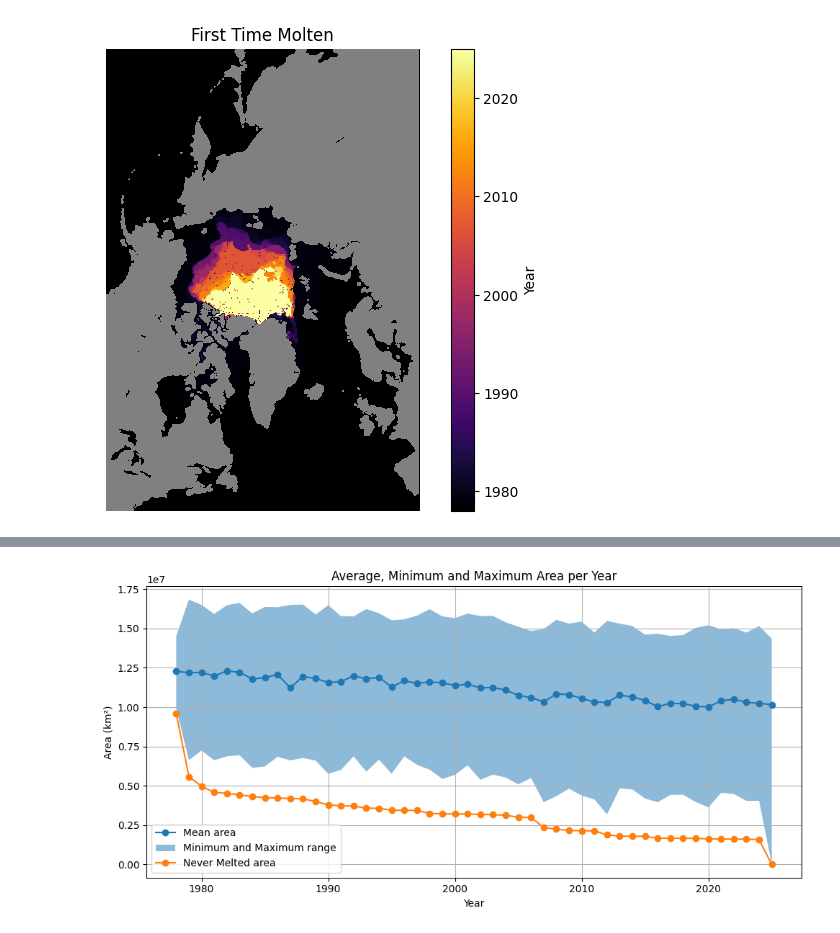
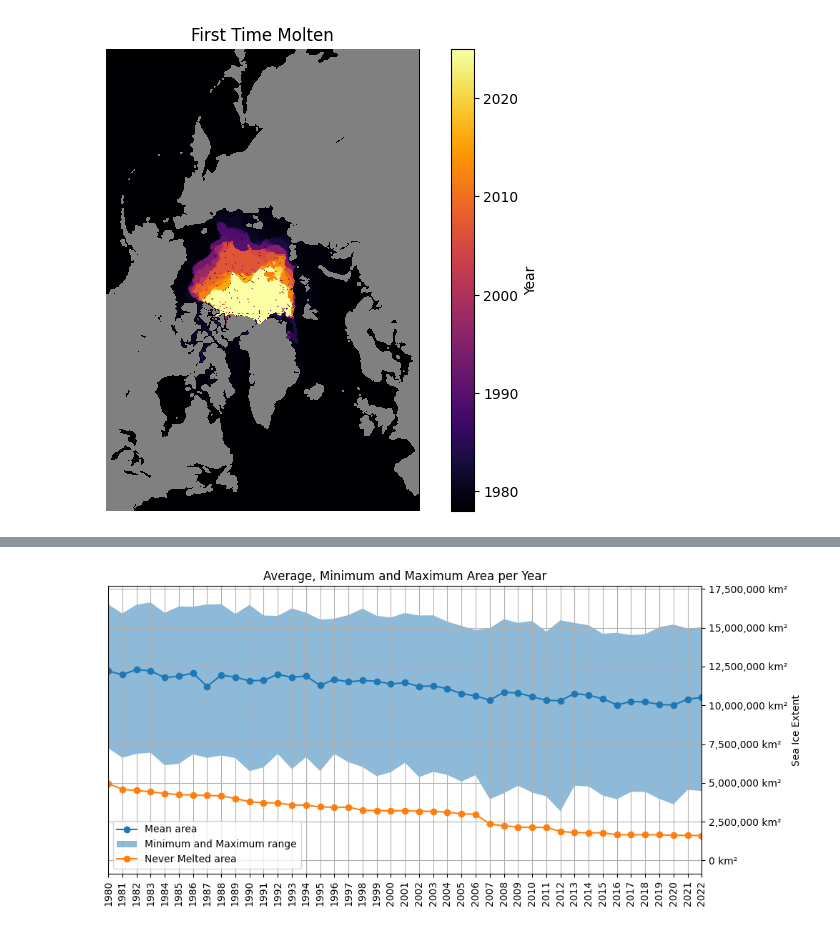
Before and after one commit to nwalser/CS163, a Jupyter notebook: project/main.ipynb, the cells around one changed output, grey strips where cells are left out. Saved outputs shown, nothing was run; the diff lists cells and outputs as text; code cells hidden in the pictures.

```diff
--- a/project/main.ipynb
+++ b/project/main.ipynb
@@ -16,6 +13,9 @@ archive_url = "https://noaadata.apps.nsidc.org/NOAA/G02135/north/daily/geotiff/"
 name_pattern = re.compile(r".*extent_v4.0.tif$")
 data_dir = "images"
 max_workers = 20
+
+analysis_start = 1980
+analysis_end = 2022
 # %%
 def download_recursive(url, outdir, pattern, pbar):
     r = requests.get(url)
@@ -249,34 +189,43 @@ plt.show()
 # %%
+from matplotlib.ticker import FuncFormatter
+
 years = dates.astype('datetime64[Y]').astype(int) + 1970
 
 unique_years = np.unique(years)
 avg_area = np.zeros_like(unique_years, dtype=float)
 min_area = np.zeros_like(unique_years, dtype=float)
 max_area = np.zeros_like(unique_years, dtype=float)
 never_melted_area = np.zeros_like(unique_years, dtype=float)
 
 for i, year in enumerate(unique_years):
     mask = years == year
     avg_area[i] = np.mean(areas[mask])
     min_area[i] = np.min(areas[mask])
     max_area[i] = np.max(areas[mask])
 
     cutoff = np.datetime64(f'{year}-12-31', 'D')
     still_never = (~landmasses) & (np.isnat(first_molten_date) | (first_molten_date > cutoff))
     never_melted_area[i] = np.sum(still_never) * (pixel_size ** 2)
 
 
 plt.figure(figsize=(10, 5))
 plt.plot(unique_years, avg_area, marker='o', label='Mean area')
 plt.fill_between(unique_years, min_area, max_area, alpha=0.5, label='Minimum and Maximum range')
 plt.plot(unique_years, never_melted_area, marker='o', label="Never Melted area")
 
-plt.xlabel('Year')
-plt.ylabel('Area (km²)')
+plt.xticks(unique_years, rotation=90)
+plt.gca().yaxis.set_major_formatter(
+    FuncFormatter(lambda x, pos: f"{x:,.0f} km²")
+)
+plt.gca().yaxis.tick_right()
+plt.gca().yaxis.set_label_position("right")
+
+plt.ylabel('Sea Ice Extent')
 plt.title('Average, Minimum and Maximum Area per Year')
 plt.grid(True)
 plt.legend()
 plt.tight_layout()
+plt.xlim(analysis_start, analysis_end)
 plt.show()
 # %% [output]
-[figure, old version]
+[figure, new version]
```
Also changed, not shown: parts of 10 cells of this notebook.
